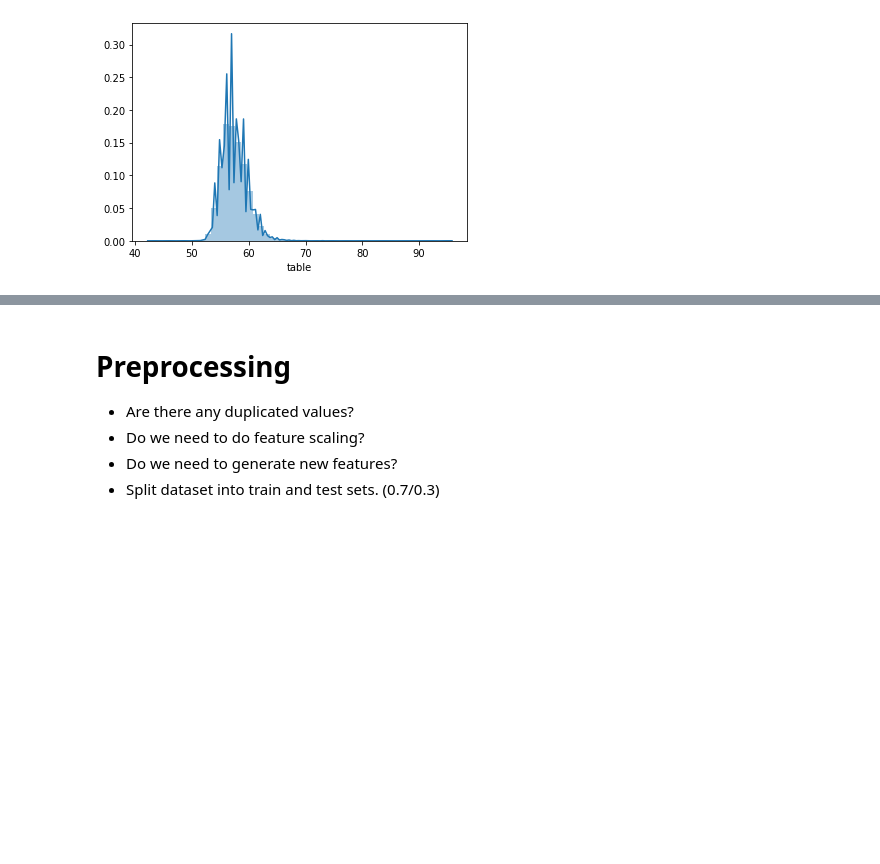
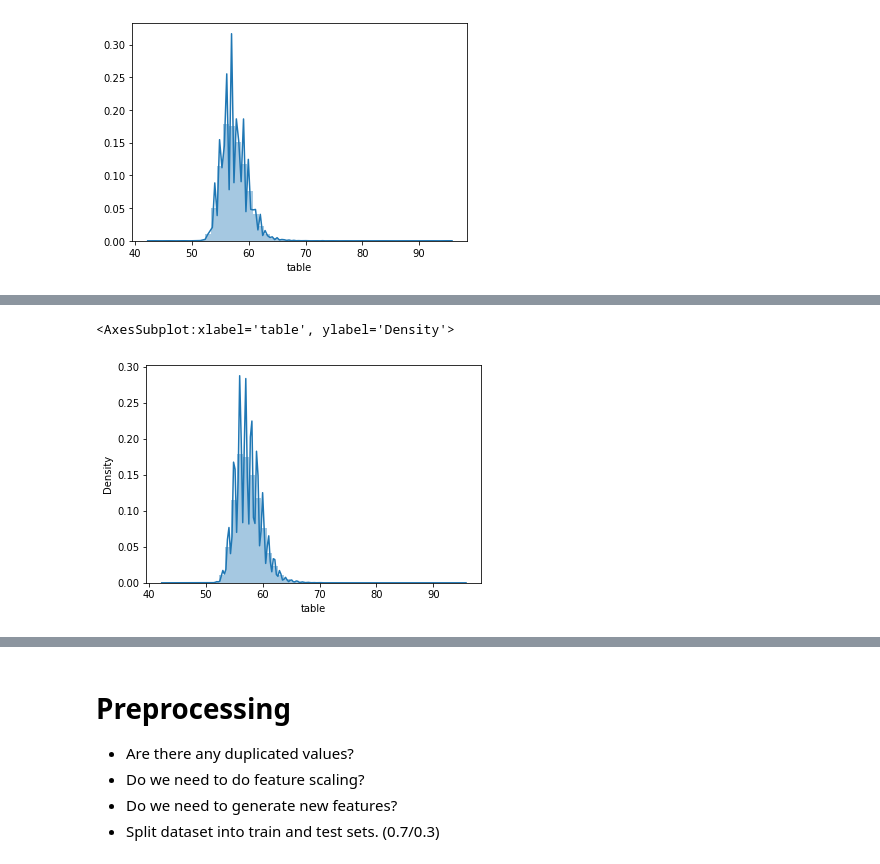
Before and after one commit to batikanor/GlobalAIHubMachineLearningCourse, a Jupyter notebook: Final Project/Final Project.ipynb, the cells around one changed output, grey strips where cells are left out. Saved outputs shown, nothing was run; the diff lists cells and outputs as text; code cells hidden in the pictures; blank space fills up the shorter version.

```diff
--- a/Final Project/Final Project.ipynb
+++ b/Final Project/Final Project.ipynb
@@ -163,0 +196,5 @@ df = df.drop(['index'], axis = 1)
+# %%
+sns.distplot(df["table"])
+# %% [output]
+<AxesSubplot:xlabel='table', ylabel='Density'>
+[figure, added]
```
Also changed, not shown: parts of 14 cells of this notebook.
